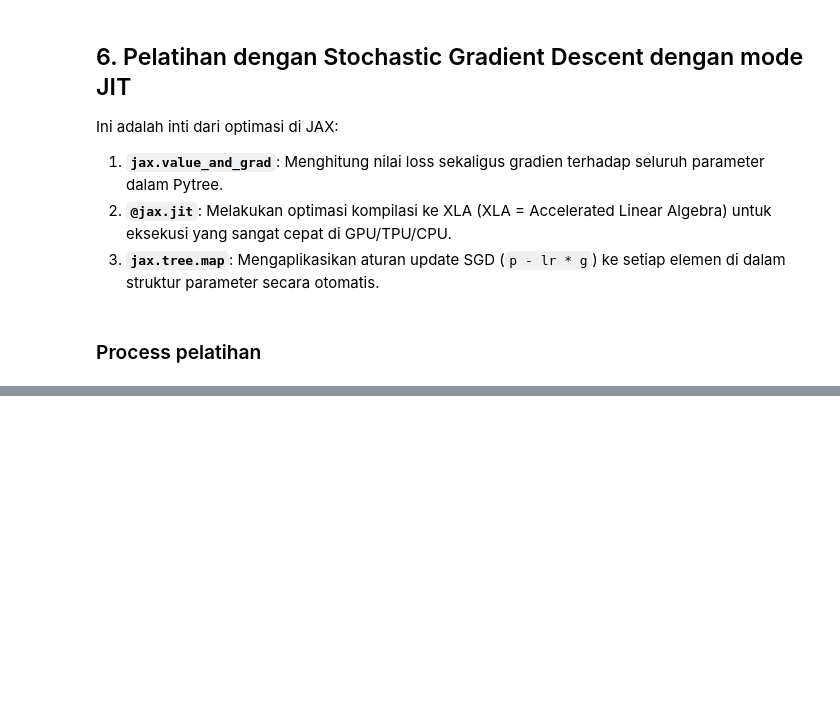
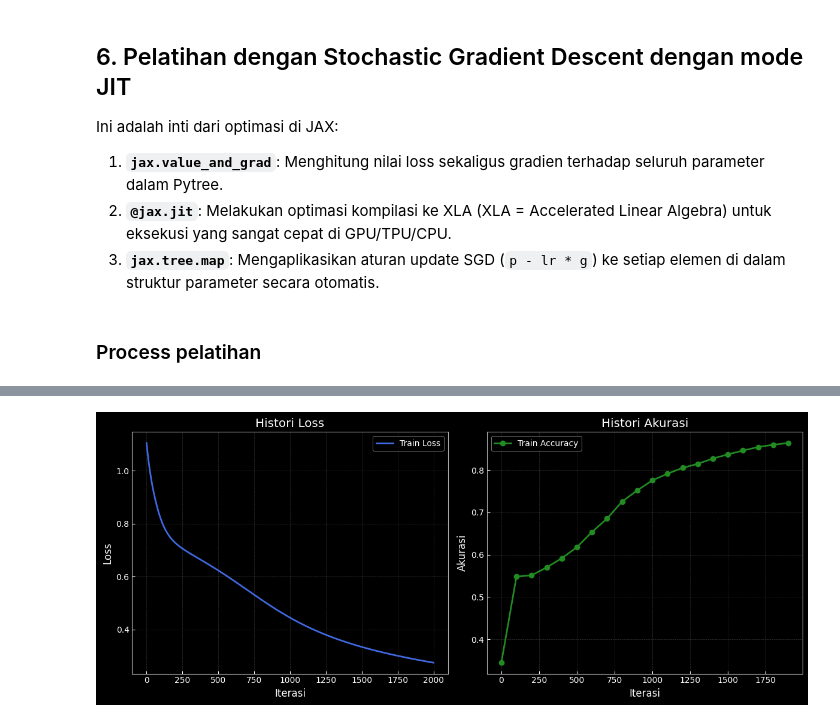
Before and after one commit to ghif/IF5281, a Jupyter notebook: jax/2-mlp/2-feedforward-pure.ipynb, the cells around one changed output, grey strips where cells are left out. Saved outputs shown, nothing was run; the diff lists cells and outputs as text; code cells hidden in the pictures; blank space fills up the shorter version.

```diff
--- a/jax/2-mlp/2-feedforward-pure.ipynb
+++ b/jax/2-mlp/2-feedforward-pure.ipynb
@@ -209,0 +224,27 @@ pl.plot_model(X, y, lambda x: mlp_fn(params, x))
+# %%
+import matplotlib.pyplot as plt
+
+plt.figure(figsize=(12, 5))
+
+# Plot Loss
+plt.subplot(1, 2, 1)
+plt.plot(loss_history, label='Train Loss', color='royalblue')
+plt.title('Histori Loss')
+plt.xlabel('Iterasi')
+plt.ylabel('Loss')
+plt.grid(True, alpha=0.3)
+plt.legend()
+
+# Plot Akurasi
+plt.subplot(1, 2, 2)
+plt.plot(step_history, acc_history, label='Train Accuracy', color='forestgreen', marker='o')
+plt.title('Histori Akurasi')
+plt.xlabel('Iterasi')
+plt.ylabel('Akurasi')
+plt.grid(True, alpha=0.3)
+plt.legend()
+
+plt.tight_layout()
+plt.show()
+# %% [output]
+[figure, added]
```
Also changed, not shown: parts of 6 cells of this notebook.
